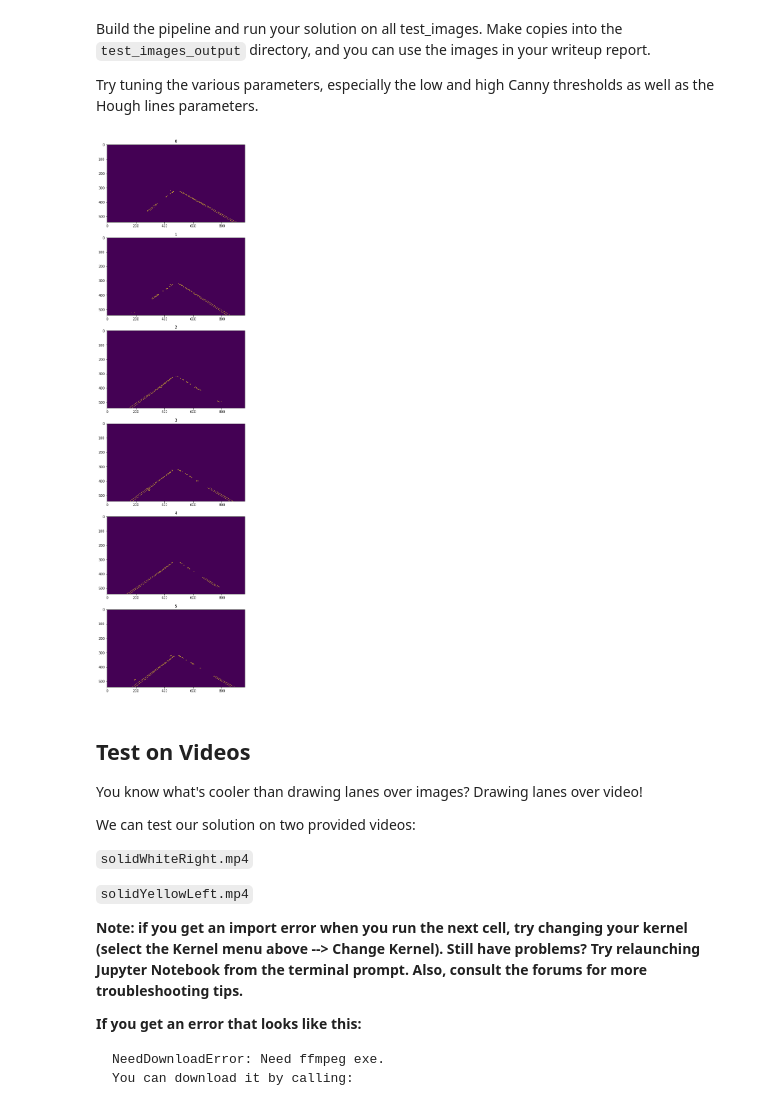
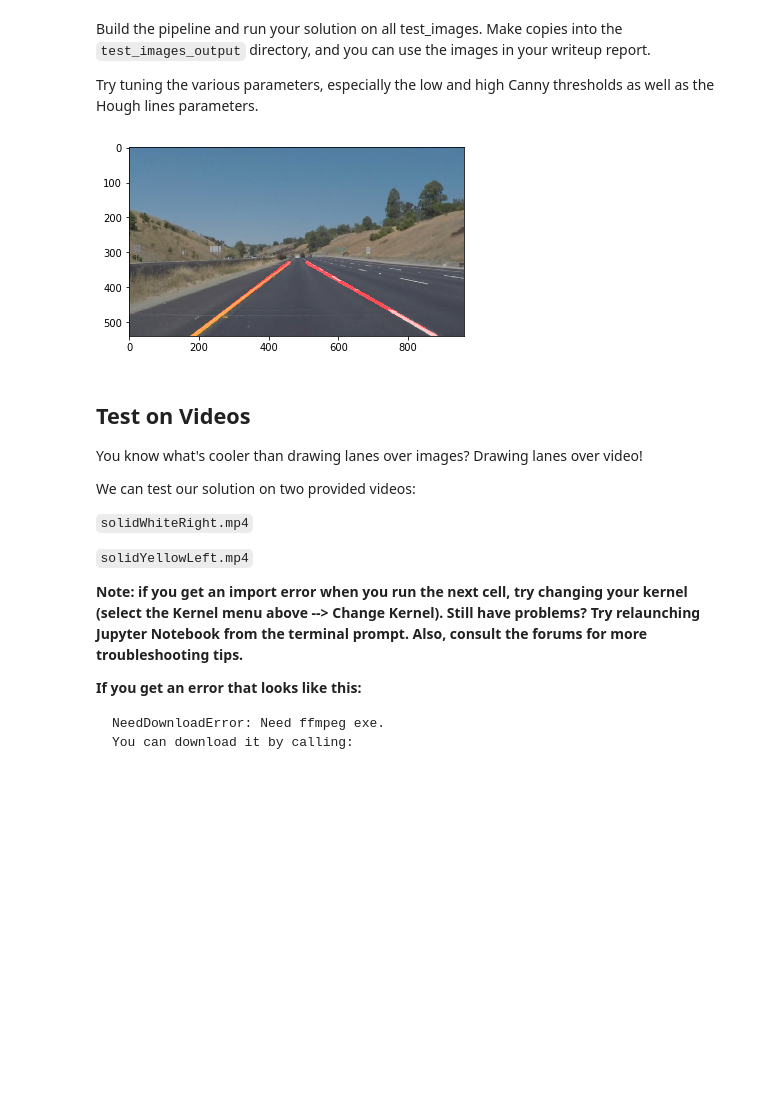
Before and after one commit to bakamoridesu/CarND-LaneLines-P1, a Jupyter notebook: P1.ipynb, the cells around one changed output. Cells and saved outputs as stored; diff of their text form; code cells hidden in the pictures; blank space fills up the shorter version.

Commit message:
Images for readme

```diff
--- a/P1.ipynb
+++ b/P1.ipynb
@@ -185,28 +246,54 @@ imgarr = os.listdir("test_images/")
 Build the pipeline and run your solution on all test_images. Make copies into the `test_images_output` directory, and you can use the images in your writeup report.
 
 Try tuning the various parameters, especially the low and high Canny thresholds as well as the Hough lines parameters.
-# %%
-def formatimg(image):
-    kernel_size, low_threshold, high_threshold = 5, 20, 200
-    imshape = image.shape
-    edges = canny(gaussian_blur(grayscale(image), kernel_size), low_threshold, high_threshold)
-    vertices = np.array([[(60,539),(440, 320), (530, 320), (imshape[1]-50,imshape[0])]], dtype=np.int32)
-
-    return region_of_interest(edges, vertices)
-# %%
-# TODO: Build your pipeline that will draw lane lines on the test_images
-# then save them to the test_images_output directory.
-
-
-n = len(imgarr)
-f, axarr = plt.subplots(n, 1, figsize=(20,30))
-for i in range(n):
-    image = mpimg.imread("test_images/" +imgarr[i])
-    formatted = formatimg(image)
-    axarr[i].set_title(i)
-    axarr[i].imshow(formatted)
-# %% [output]
-[figure, removed]
+# %%
+# TODO: Build your pipeline that will draw lane lines on the test_images
+# then save them to the test_images_output directory.
+
+# Function for format image.
+# Draws red lines on the origin image.
+
+def formatimg(image):
+    # resize image
+    image = cv2.resize(image, (960, 540))
+    # params for Gaussian blur and Canny
+    kernel_size, low_threshold, high_threshold = 5, 50, 150
+
+    # apply Gaussian blur and Canny
+    imshape = image.shape
+    edges = canny(gaussian_blur(grayscale(image), kernel_size), low_threshold, high_threshold)
+
+    # define top region of the mask
+    mask_top = 340
+    # cut polygonial region
+    vertices = np.array([[(100,539),(450, mask_top), (530, mask_top), (imshape[1]-50,imshape[0])]], dtype=np.int32)
+    masked_image = region_of_interest(edges, vertices)
+    # params for Hough grid:
+    rho = 2
+    theta = np.pi/180
+    threshold = 50
+    min_line_length = 30
+    max_line_gap = 7
+    line_image = np.copy(image)*0
+
+    #apply Hough grid and output the result overlaid on origin image
+    lines = hough_lines(masked_image, rho, theta, threshold, min_line_length, max_line_gap, mask_top)
+    return weighted_img(lines, image)
+
+# Loop over all image in input dir
+# draw lines on them
+# and save formatted images to output folder
+
+n = len(imgarr)
+for i in range(n):
+    image = mpimg.imread("test_images/" +imgarr[i])
+    formatted = formatimg(image)
+    imgplot = plt.imshow(formatted)
+    if not os.path.exists(outputPath):
+        os.makedirs(outputPath)
+    plt.savefig(outputPath+imgarr[i])
+# %% [output]
+[figure, added]
 # %% [markdown]
 ## Test on Videos
 
```
Also changed, not shown: parts of 8 cells of this notebook, 12 other files.
